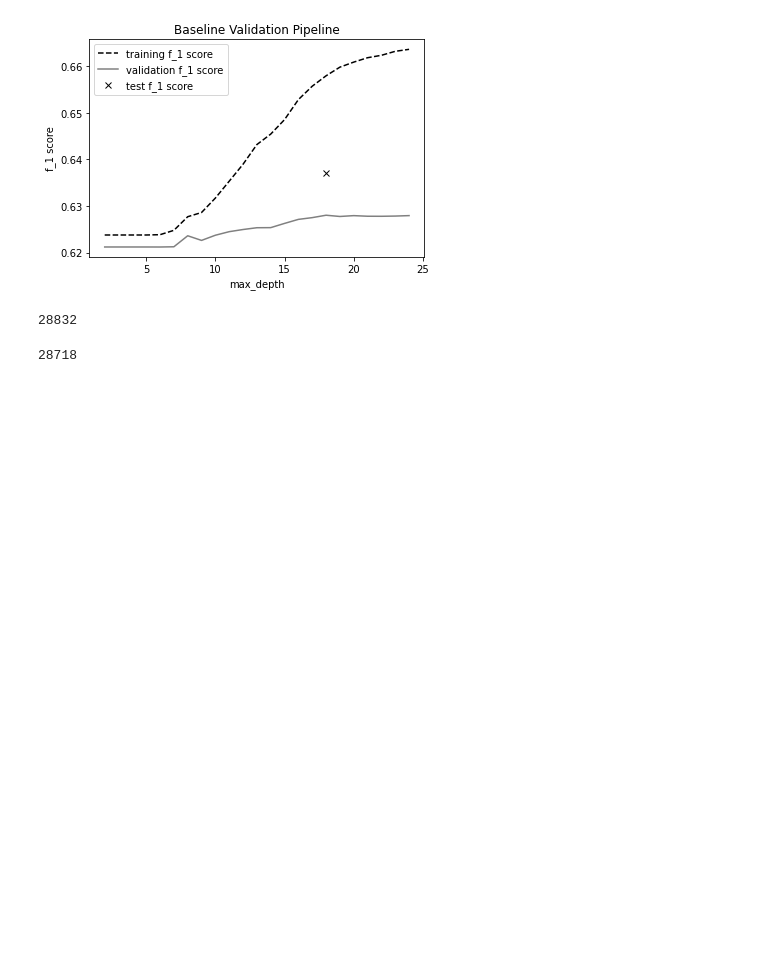
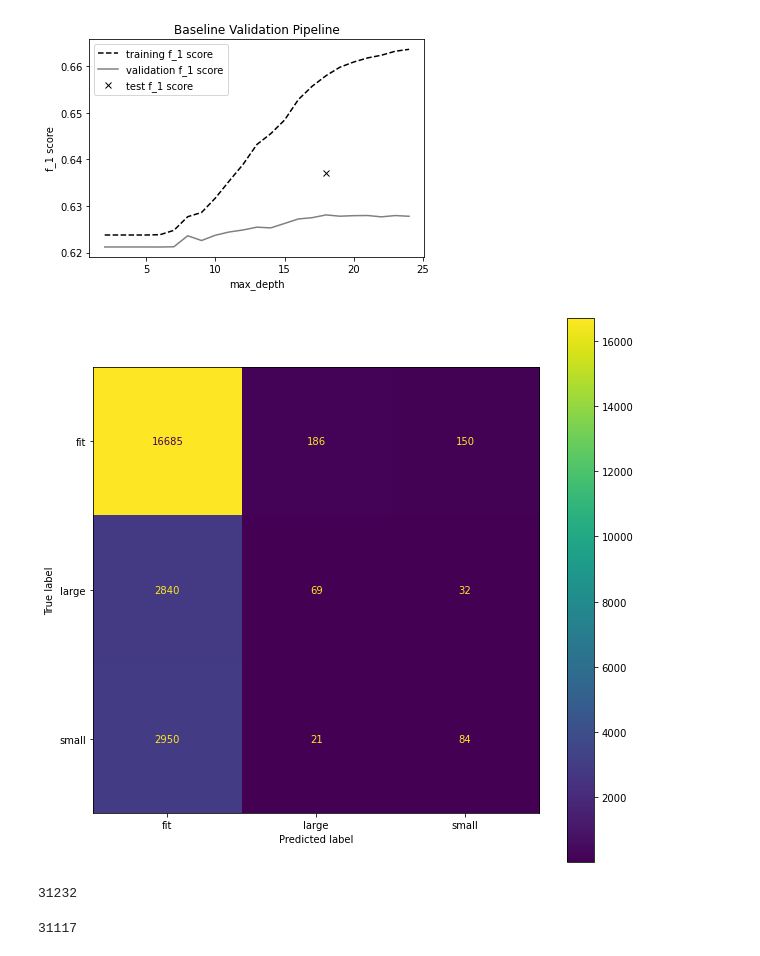
Before and after one commit to daphneyyy/CSE158_Assignment2, a Jupyter notebook: A2_3.ipynb, the cells around one changed output. Cells and saved outputs as stored; diff of their text form; code cells hidden in the pictures; blank space fills up the shorter version.

```diff
--- a/A2_3.ipynb
+++ b/A2_3.ipynb
@@ -64,3 +64,6 @@ len(new_dataset)
 153441
 # %%
 y1 = [d['fit'] for d in new_dataset]
+# %%
+y1 = [d['fit'] for d in new_dataset]
+pd.Series(y1).value_counts(normalize=True)
@@ -140,25 +148,32 @@ plt.legend(loc='best')
 plt.show()
 # %% [output]
 [figure]
+# %%
+fig, ax = plt.subplots(figsize=(10, 10))
+metrics.plot_confusion_matrix(bestMod, Xtest1, ytest1, ax=ax)
+plt.show()
+# %% [output]
+[figure, added]
 # %%
-wordCount = defaultdict(int)
-punctuation = set(string.punctuation)
-stemmer = PorterStemmer()
-sw = stopwords.words("English")
+wordCount2 = defaultdict(int)
+punctuation2 = set(string.punctuation)
+stemmer2 = PorterStemmer()
+sw2 = stopwords.words("English")
 for d in dataTrain1:
-    r = ''.join([c for c in d['review_text'].lower() if not c in punctuation])
-    for w in r.split():
-        w = stemmer.stem(w)
-        wordCount[w] += 1
+    r = ''.join([c for c in d['review_text'].lower() if not c in punctuation2])
+    s = ''.join([c for c in d['review_summary'].lower() if not c in punctuation2])
+    for w in r.split() + s.split():
+        w = stemmer2.stem(w)
+        wordCount2[w] += 1
 
-len(wordCount)
+len(wordCount2)
 # %% [output]
-28832
+31232
 # %%
-counts = [(wordCount[w],w) for w in wordCount if w not in sw]
-counts.sort()
-counts.reverse()
-len(counts)
+counts2 = [(wordCount2[w],w) for w in wordCount2 if w not in sw2]
+counts2.sort()
+counts2.reverse()
+len(counts2)
 # %% [output]
-28718
+31117
 # %%
```
Also changed, not shown: parts of 15 cells of this notebook, 3 other files.
